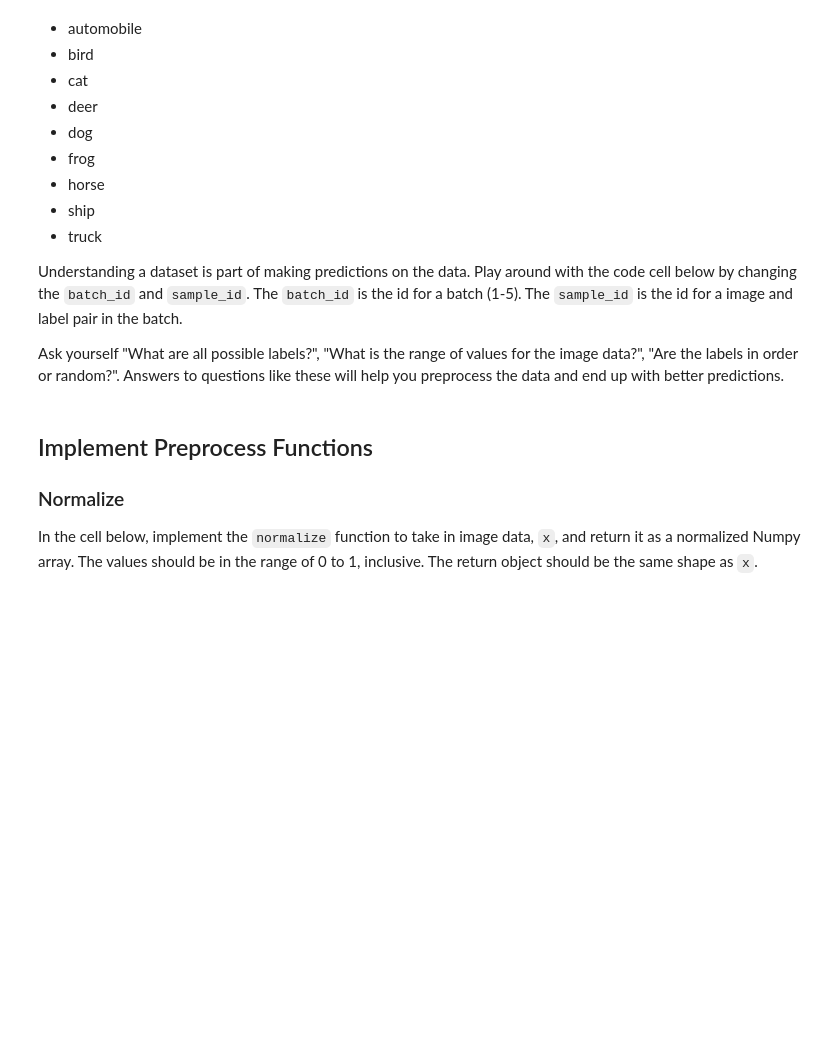
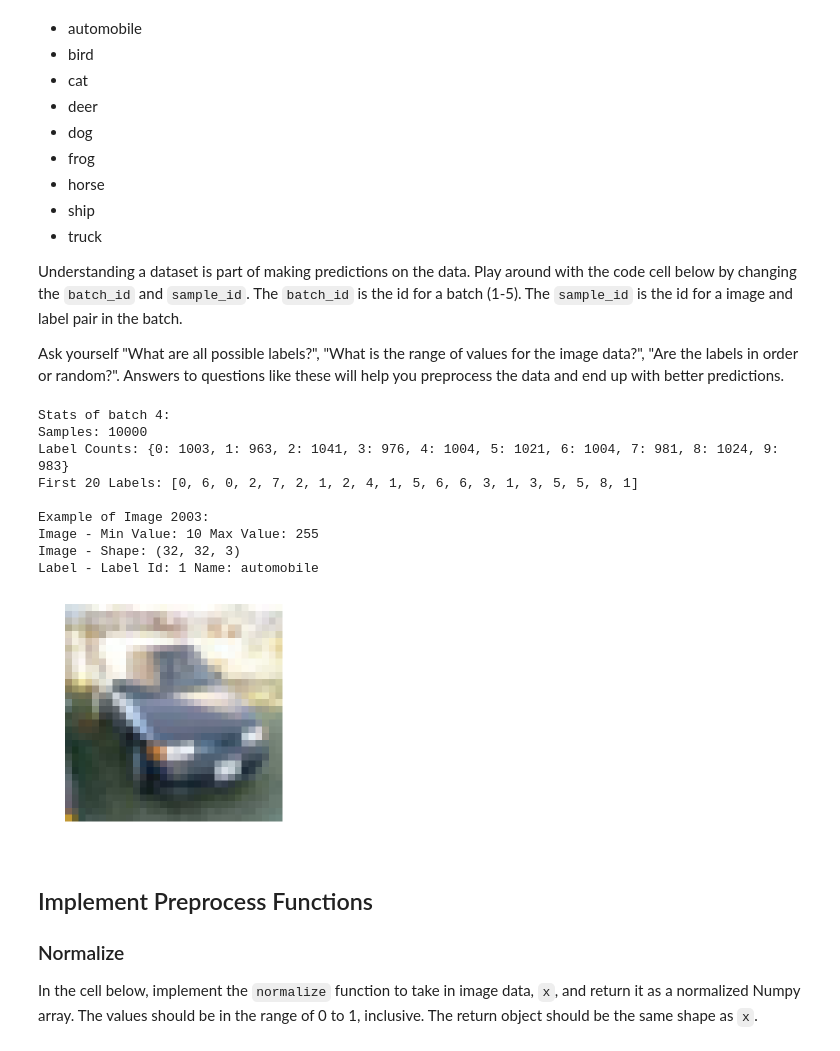
Before and after one commit to HowieHooo/DeepLearningEnv, a Jupyter notebook: deep-learning/image-classification/dlnd_image_classification.ipynb, the cells around one changed output. Cells and saved outputs as stored; diff of their text form; code cells hidden in the pictures; blank space fills up the shorter version.

```diff
--- a/deep-learning/image-classification/dlnd_image_classification.ipynb
+++ b/deep-learning/image-classification/dlnd_image_classification.ipynb
@@ -64,14 +66,25 @@ Ask yourself "What are all possible labels?", "What is the range of values for t
 # %%
 %matplotlib inline
 %config InlineBackend.figure_format = 'retina'
 
 import helper
 import numpy as np
 
 # Explore the dataset
-batch_id = 1
-sample_id = 5
+batch_id = 4
+sample_id = 2003
 helper.display_stats(cifar10_dataset_folder_path, batch_id, sample_id)
+# %% [output]
+Stats of batch 4:
+Samples: 10000
+Label Counts: {0: 1003, 1: 963, 2: 1041, 3: 976, 4: 1004, 5: 1021, 6: 1004, 7: 981, 8: 1024, 9: 983}
+First 20 Labels: [0, 6, 0, 2, 7, 2, 1, 2, 4, 1, 5, 6, 6, 3, 1, 3, 5, 5, 8, 1]
+
+Example of Image 2003:
+Image - Min Value: 10 Max Value: 255
+Image - Shape: (32, 32, 3)
+Label - Label Id: 1 Name: automobile
+[figure, added]
 # %% [markdown]
 ## Implement Preprocess Functions
 ### Normalize
```
Also changed, not shown: parts of 15 cells of this notebook, 2 other files.
